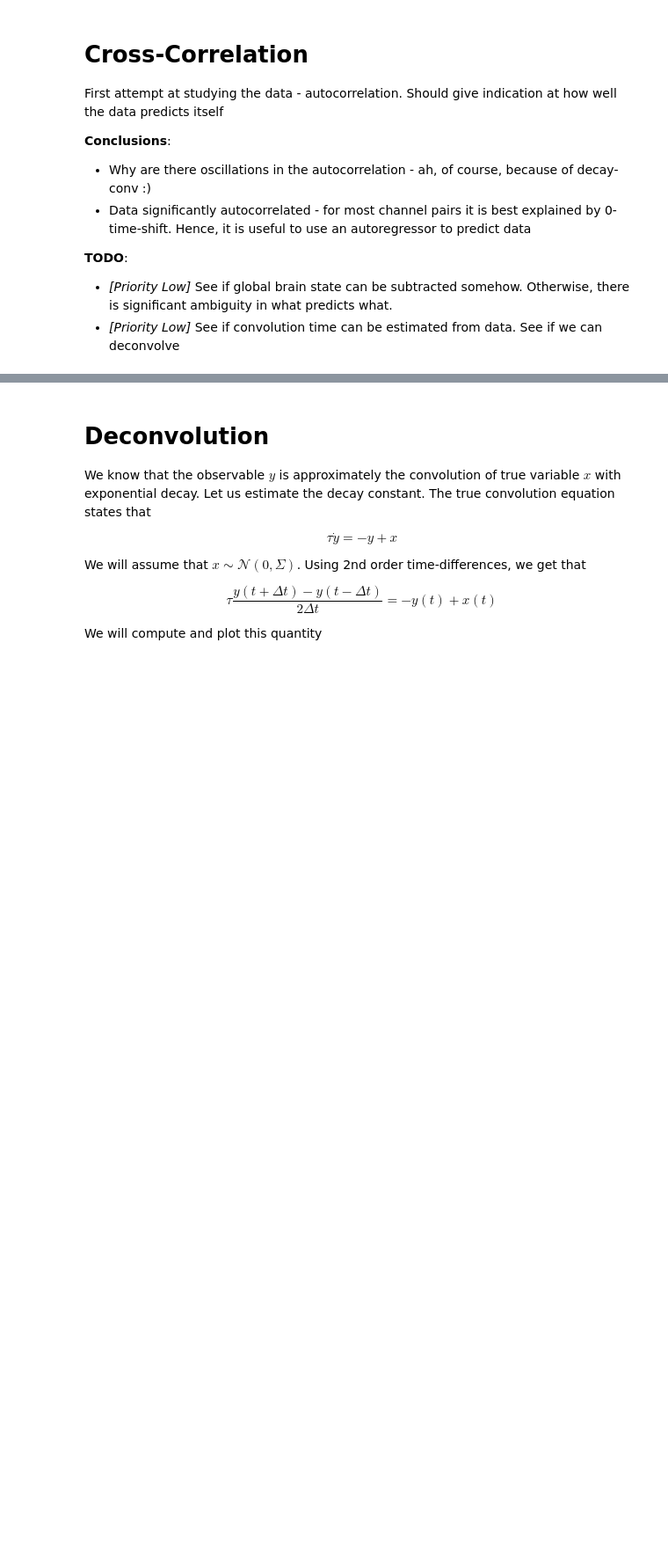
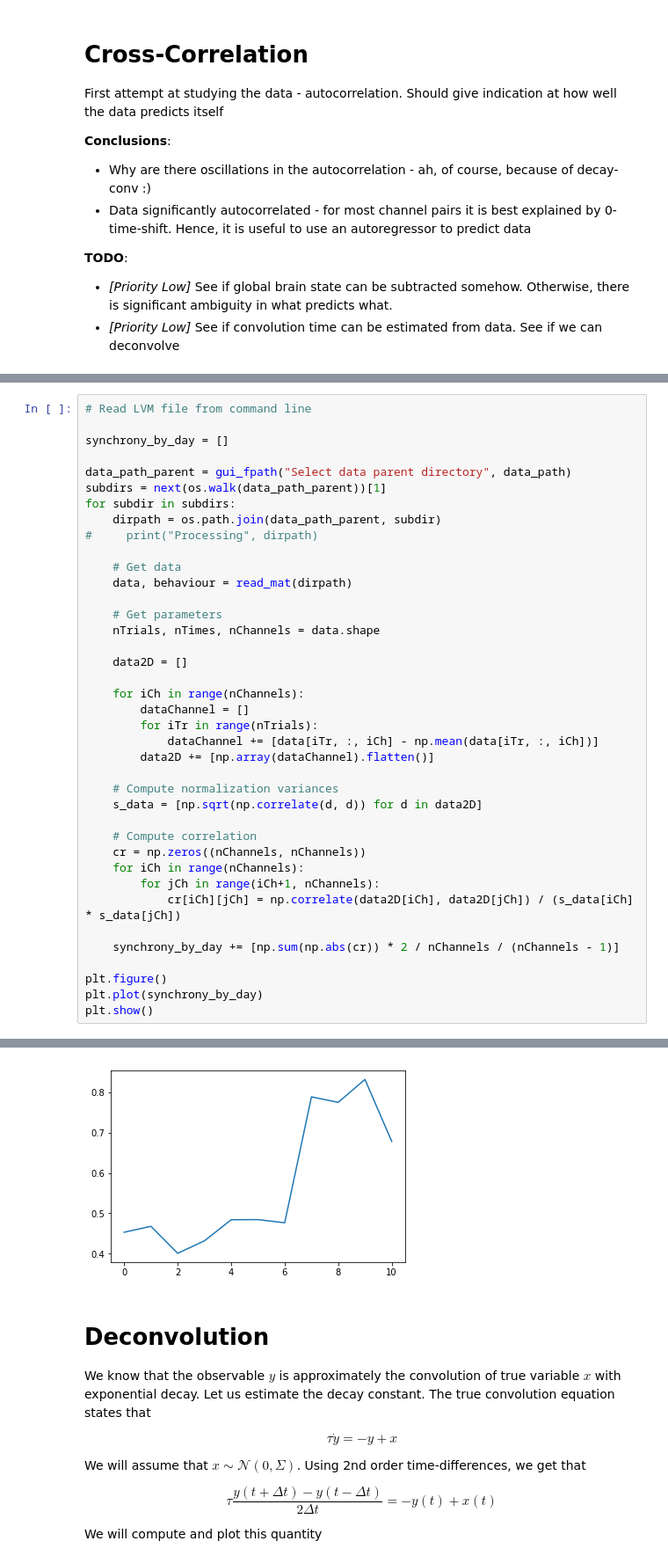
Before and after one commit to aleksejs-fomins/nest-mesoscopic-metric-test, a Jupyter notebook: codes/analysis_model_based/model-free-crosscorrelation.ipynb, the cells around one changed output, grey strips where cells are left out. Shown at 88% size. Saved outputs shown, nothing was run; the diff lists cells and outputs as text; blank space fills up the shorter version.

```diff
--- a/codes/analysis_model_based/model-free-crosscorrelation.ipynb
+++ b/codes/analysis_model_based/model-free-crosscorrelation.ipynb
@@ -127,0 +141,40 @@ display(pd.DataFrame(corr_maxt))
+# %%
+# Read LVM file from command line
+
+synchrony_by_day = []
+
+data_path_parent = gui_fpath("Select data parent directory", data_path)
+subdirs = next(os.walk(data_path_parent))[1]
+for subdir in subdirs:
+    dirpath = os.path.join(data_path_parent, subdir)
+#     print("Processing", dirpath)
+
+    # Get data
+    data, behaviour = read_mat(dirpath)
+
+    # Get parameters
+    nTrials, nTimes, nChannels = data.shape
+
+    data2D = []
+
+    for iCh in range(nChannels):
+        dataChannel = []
+        for iTr in range(nTrials):
+            dataChannel += [data[iTr, :, iCh] - np.mean(data[iTr, :, iCh])]
+        data2D += [np.array(dataChannel).flatten()]
+
+    # Compute normalization variances
+    s_data = [np.sqrt(np.correlate(d, d)) for d in data2D]
+
+    # Compute correlation
+    cr = np.zeros((nChannels, nChannels))
+    for iCh in range(nChannels):
+        for jCh in range(iCh+1, nChannels):
+            cr[iCh][jCh] = np.correlate(data2D[iCh], data2D[jCh]) / (s_data[iCh] * s_data[jCh])
+
+    synchrony_by_day += [np.sum(np.abs(cr)) * 2 / nChannels / (nChannels - 1)]
+
+plt.figure()
+plt.plot(synchrony_by_day)
+plt.show()
+# %% [output]
@@ -128,3 +192,4 @@ display(pd.DataFrame(corr_maxt))
+[figure, added]
 # %% [markdown]
 # Deconvolution
 
```
Also changed, not shown: parts of 7 cells of this notebook, 1 other file.
